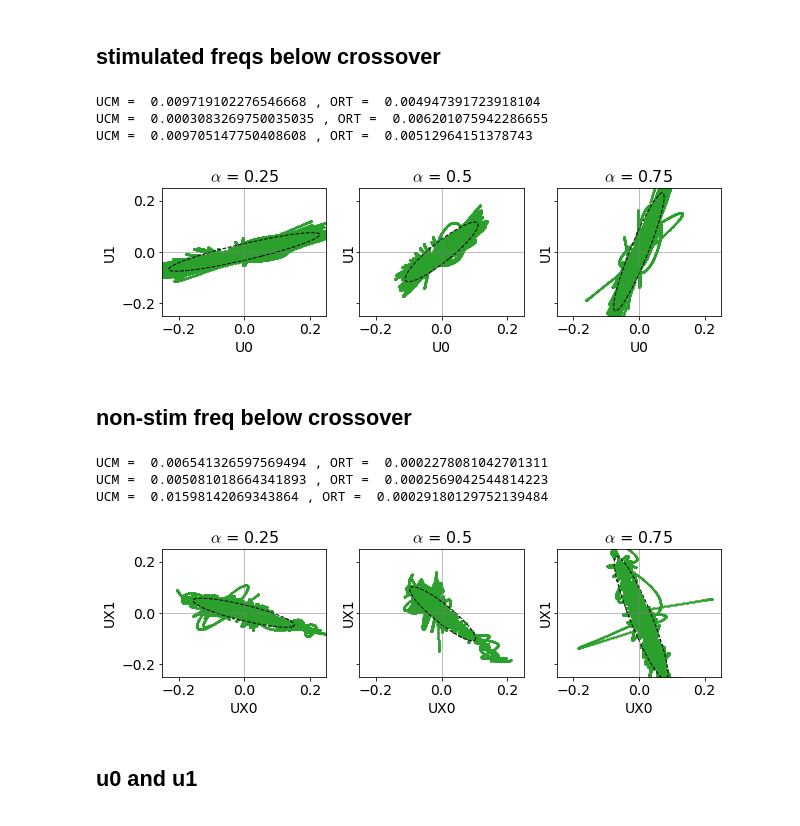
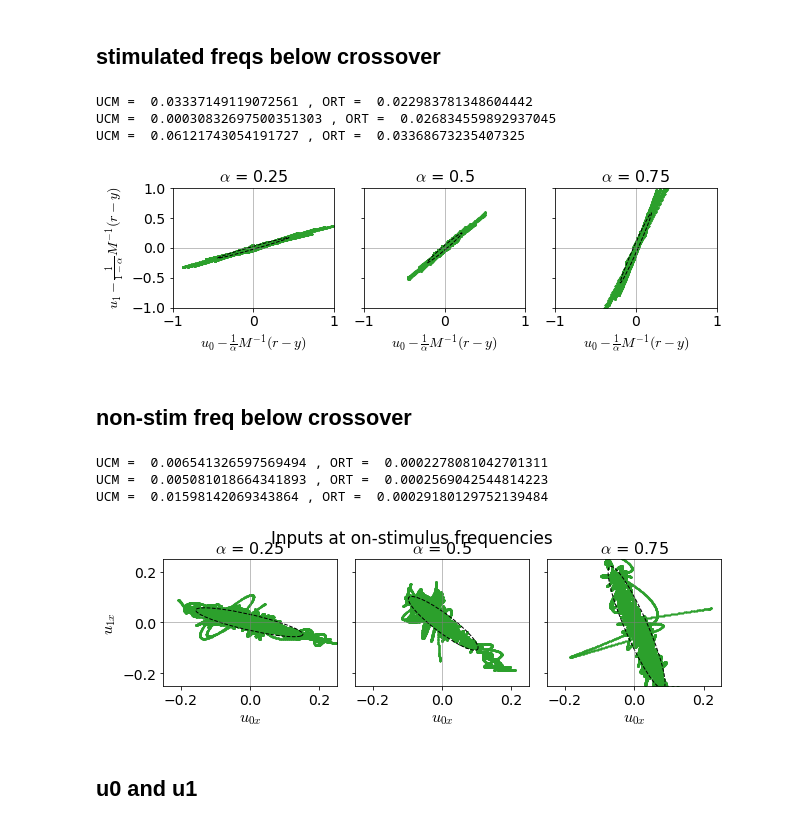
Before and after one commit to sburden-group/sensorimotor_fusion, a Jupyter notebook: analysis/Multimodal paper/20250218_UCM.ipynb, the cells around one changed output. Drawn from its saved outputs; the diff is of its cells as text; code cells hidden in the pictures.

Commit message:
update figures

```diff
--- a/analysis/Multimodal paper/20250218_UCM.ipynb
+++ b/analysis/Multimodal paper/20250218_UCM.ipynb
@@ -282,7 +282,7 @@ plt.show()
 # %% [markdown]
 ## stimulated freqs below crossover
 # %%
-last_few_trials = 4 # cross trials
+# last_few_trials = 4 # cross trials
 # trials = [0,2,4,6,8,10,12]
 # trials = [1,3,5,7,9,11,13]
 trials = np.arange(0,trial_num)[-4:] # last 4 trials
@@ -295,11 +295,17 @@ for cond in [1,2,3]:
         u0 = np.zeros((len(trials),N))
         u1 = np.zeros((len(trials),N))
         u0[:,indices] = U0s[sub,cond,trials,:][:,indices] - \
-                                ((M_all_inv[indices]*Rs[sub,cond,trials,:][:,indices]- \
-                                  Ds[sub,cond,trials,:][:,indices])/(alphas[cond]))
+                                ((M_all_inv[indices]*(Rs[sub,cond,trials,:][:,indices]- \
+                                  Ys[sub,cond,trials,:][:,indices]))/(alphas[cond]))
         u1[:,indices] = U1s[sub,cond,trials,:][:,indices] - \
-                                ((M_all_inv[indices]*Rs[sub,cond,trials,:][:,indices]- \
-                                  Ds[sub,cond,trials,:][:,indices])/((1-alphas[cond])))
+                                ((M_all_inv[indices]*(Rs[sub,cond,trials,:][:,indices]- \
+                                  Ys[sub,cond,trials,:][:,indices]))/((1-alphas[cond])))
+        # u0[:,indices] = U0s[sub,cond,trials,:][:,indices] - \
+        #                         ((M_all_inv[indices]*Rs[sub,cond,trials,:][:,indices]- \
+        #                           Ds[sub,cond,trials,:][:,indices])/(alphas[cond]))
+        # u1[:,indices] = U1s[sub,cond,trials,:][:,indices] - \
+        #                         ((M_all_inv[indices]*Rs[sub,cond,trials,:][:,indices]- \
+        #                           Ds[sub,cond,trials,:][:,indices])/((1-alphas[cond])))
         # conjegate symmetry
         u0[:,-indices] = np.conjugate(u0[:,indices])
         u1[:,-indices] = np.conjugate(u1[:,indices])
@@ -314,18 +320,19 @@ for cond in [1,2,3]:
     print('UCM = ',variance_ucm,', ORT = ',variance_ort)
     ax.axvline(x = 0,color = 'grey',linewidth = 0.5)
     ax.axhline(y = 0,color = 'grey',linewidth = 0.5)
-    ax.set_xlim(-0.25,0.25)
-    ax.set_ylim(-0.25,0.25)
-    ax.set_xlabel('U0')
-    ax.set_ylabel('U1')
+    ax.set_xlim(-1,1)
+    ax.set_ylim(-1,1)
+    ax.set_xlabel(r'$u_0 - \frac{1}{\alpha}M^{-1}(r-y)$')
+
     ax.set_title(r'$\alpha$ = '+conditions[cond])
+axs[0].set_ylabel(r'$u_1 - \frac{1}{1-\alpha}M^{-1}(r-y)$')
 plt.tight_layout()
 plt.show()
 # %% [output]
-UCM =  0.009719102276546668 , ORT =  0.004947391723918104
-UCM =  0.0003083269750035035 , ORT =  0.006201075942286655
-UCM =  0.009705147750408608 , ORT =  0.00512964151378743
+UCM =  0.03337149119072561 , ORT =  0.022983781348604442
+UCM =  0.00030832697500351303 , ORT =  0.026834559892937045
+UCM =  0.06121743054191727 , ORT =  0.03368673235407325
-[figure, old version]
+[figure, new version]
 # %% [markdown]
 ## non-stim freq below crossover
 # %%
@@ -336,36 +343,37 @@ for cond in [1,2,3]:
     dim0 = []
     dim1 = []
     for sub in range(subject_num):
         u0 = np.zeros((last_few_trials,N))
         u1 = np.zeros((last_few_trials,N))
         u0[:,indices] = U0s[sub,cond,-last_few_trials:,:][:,indices]
         u1[:,indices] = U1s[sub,cond,-last_few_trials:,:][:,indices]
         # conjegate symmetry
         u0[:,-indices] = np.conjugate(u0[:,indices])
         u1[:,-indices] = np.conjugate(u1[:,indices])
         dim0.append( IFFT(u0,N) )
         dim1.append( IFFT(u1,N) )
     dim0 = np.array(dim0).flatten()
     dim1 = np.array(dim1).flatten()
     ax = axs[cond-1]
     ax.scatter(dim0,dim1,s = 0.5,color = colors['GREEN'])
     confidence_ellipse(dim0,dim1, ax, edgecolor='black',linestyle = '--')
     variance_ucm,variance_ort = variances(dim0,dim1,cond = cond, argument = 'real')
     print('UCM = ',variance_ucm,', ORT = ',variance_ort)
     ax.axvline(x = 0,color = 'grey',linewidth = 0.5)
     ax.axhline(y = 0,color = 'grey',linewidth = 0.5)
     ax.set_xlim(-0.25,0.25)
     ax.set_ylim(-0.25,0.25)
-    ax.set_xlabel('UX0')
-    ax.set_ylabel('UX1')
+    ax.set_xlabel(r'$u_{0x}$',fontsize = 16)
     ax.set_title(r'$\alpha$ = '+conditions[cond])
+axs[0].set_ylabel(r'$u_{1x}$',fontsize = 16)
+fig.suptitle('Inputs at on-stimulus frequencies')
 plt.tight_layout()
 plt.show()
 # %% [output]
 UCM =  0.006541326597569494 , ORT =  0.0002278081042701311
 UCM =  0.005081018664341893 , ORT =  0.0002569042544814223
 UCM =  0.01598142069343864 , ORT =  0.00029180129752139484
-[figure, old version]
+[figure, new version]
 # %% [markdown]
 ## u0 and u1
 # %%
```
Also changed, not shown: 2 other files.
